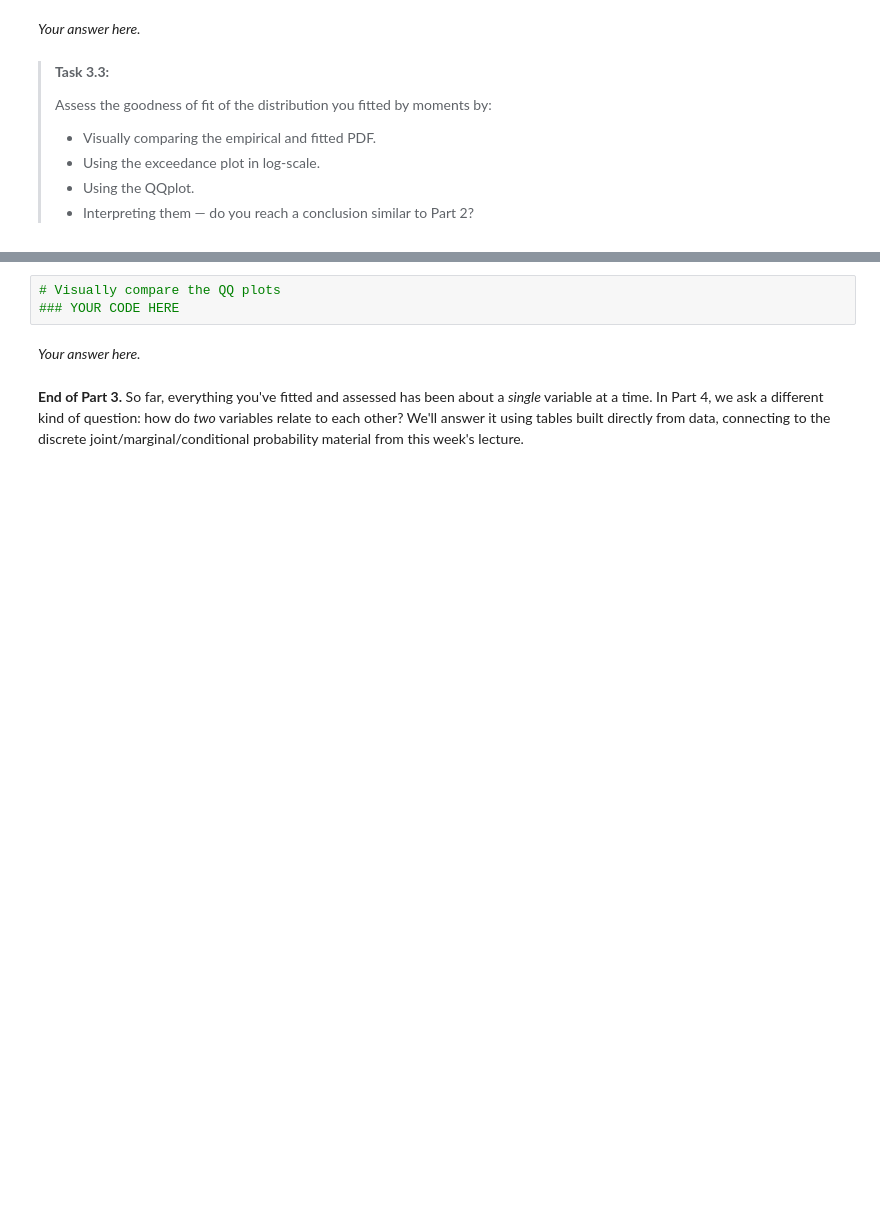
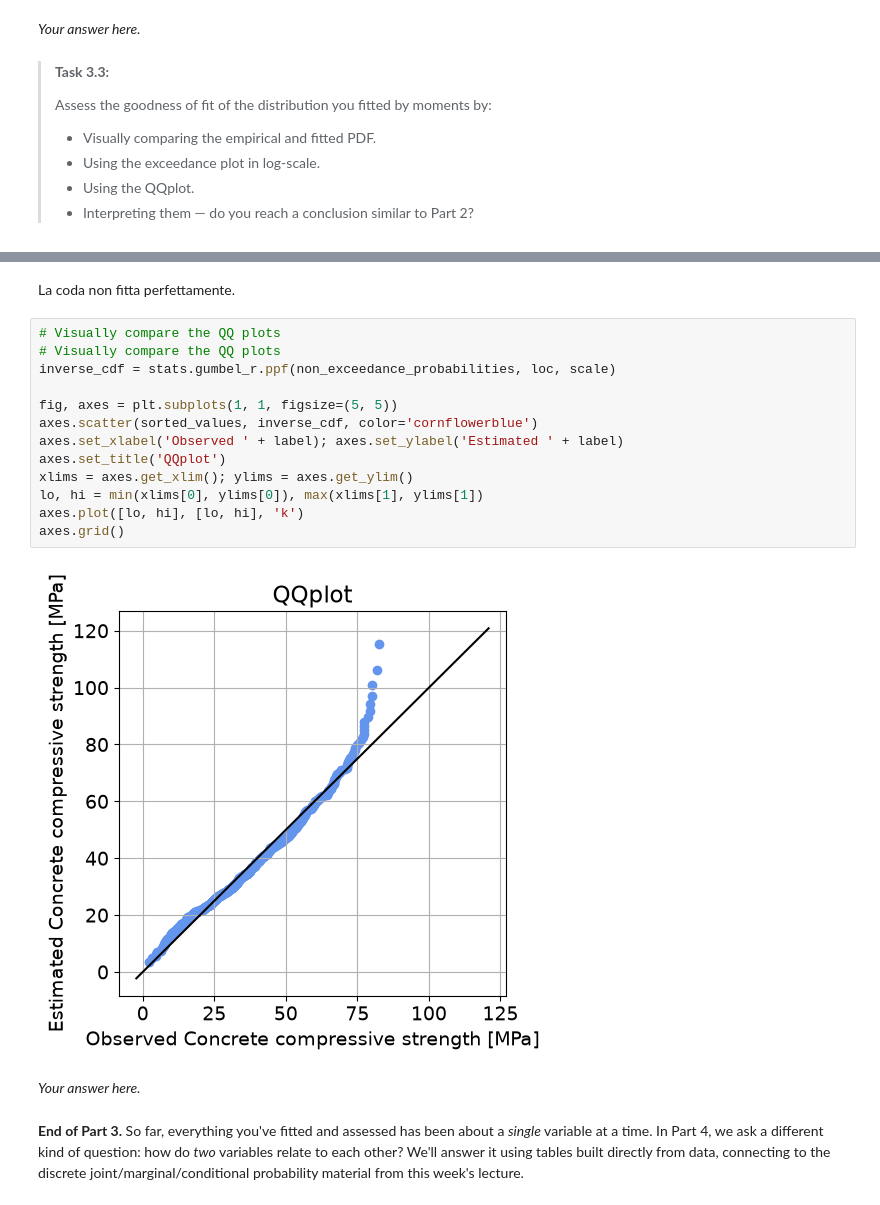
Before and after one commit to LorenzoBellunato/WS1.4, a Jupyter notebook: all_files_WS_1_4/WS1_4_Fit_happens.ipynb, the cells around one changed output, grey strips where cells are left out. Saved outputs shown, nothing was run; the diff lists cells and outputs as text; blank space fills up the shorter version.

```diff
--- a/all_files_WS_1_4/WS1_4_Fit_happens.ipynb
+++ b/all_files_WS_1_4/WS1_4_Fit_happens.ipynb
@@ -189,6 +232,20 @@ plt.show()
+# %% [markdown]
+La coda non fitta perfettamente.
 # %%
 # Visually compare the QQ plots
-### YOUR CODE HERE
+# Visually compare the QQ plots
+inverse_cdf = stats.gumbel_r.ppf(non_exceedance_probabilities, loc, scale)
+
+fig, axes = plt.subplots(1, 1, figsize=(5, 5))
+axes.scatter(sorted_values, inverse_cdf, color='cornflowerblue')
+axes.set_xlabel('Observed ' + label); axes.set_ylabel('Estimated ' + label)
+axes.set_title('QQplot')
+xlims = axes.get_xlim(); ylims = axes.get_ylim()
+lo, hi = min(xlims[0], ylims[0]), max(xlims[1], ylims[1])
+axes.plot([lo, hi], [lo, hi], 'k')
+axes.grid()
+# %% [output]
+[figure, added]
 # %% [markdown]
 *Your answer here.*
 # %% [markdown]
```
Also changed, not shown: parts of 12 cells of this notebook, 1 other file.
